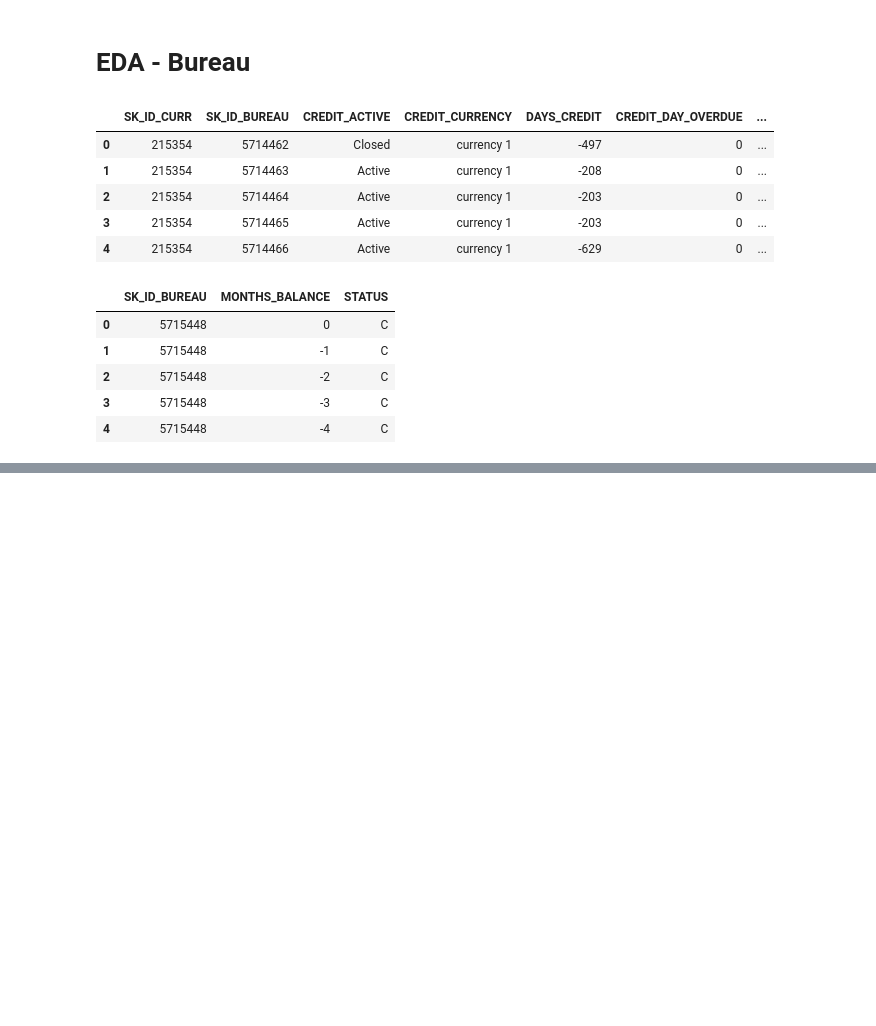
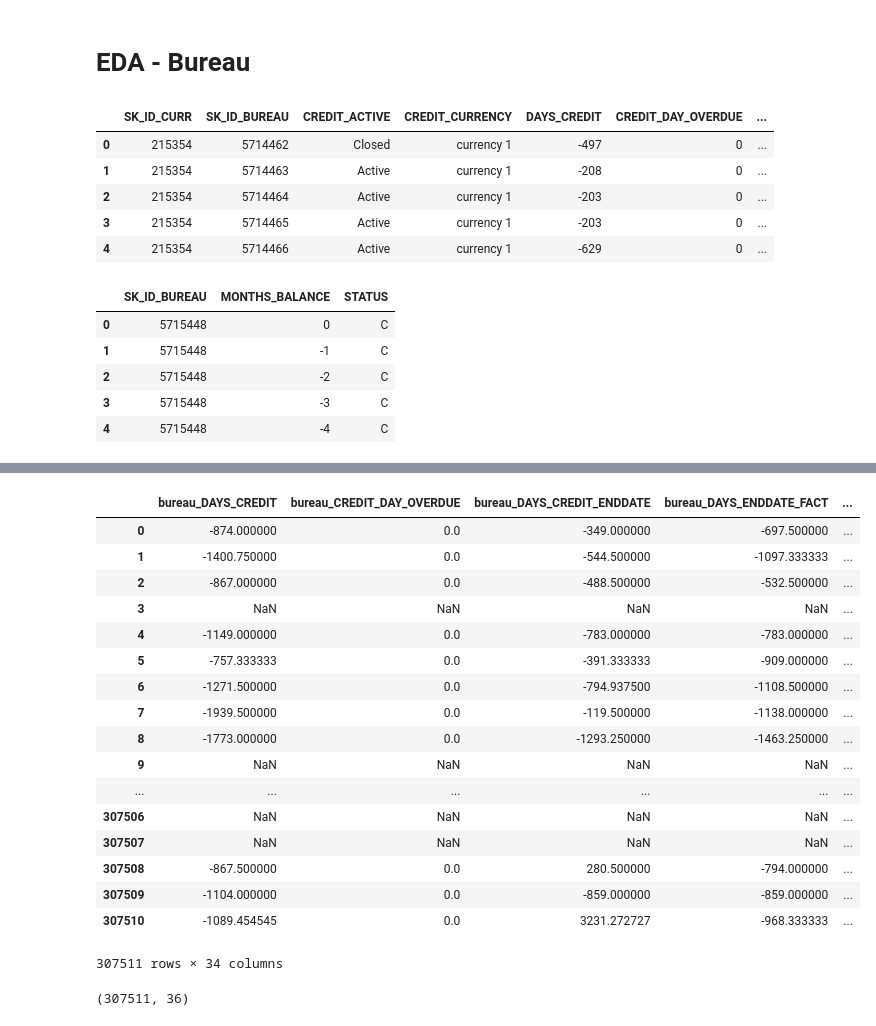
Before and after one commit to amaotone/home-credit-default-risk, a Jupyter notebook: protos/EDA_bureau.ipynb, the cells around one changed output, grey strips where cells are left out. Drawn from its saved outputs; the diff is of its cells as text; code cells hidden in the pictures; blank space fills up the shorter version.

```diff
--- a/protos/EDA_bureau.ipynb
+++ b/protos/EDA_bureau.ipynb
@@ -56,0 +77,37 @@ bureau_balance.groupby('SK_ID_BUREAU').count()
+# %%
+buro_cat = [f for f in buro.columns if buro[f].dtype == 'object']
+for f in tqdm(buro_cat):
+    buro[f] = le.fit_transform(buro[f].astype(str))
+    nunique = buro[['SK_ID_CURR', f]].groupby('SK_ID_CURR').nunique()
+    nunique = nunique[f].reset_index().rename(columns={f: 'nunique_'+f})
+    buro = buro.merge(nunique, on='SK_ID_CURR', how='left')
+    buro.drop(f, axis=1, inplace=True)
+# %%
+avg_buro = buro.groupby('SK_ID_CURR').mean()
+# %%
+train = pd.read_feather(INPUT / 'application_train.ftr')
+test = pd.read_feather(INPUT / 'application_test.ftr')
+# %%
+avg_buro.drop('SK_ID_BUREAU', axis=1, inplace=True)
+avg_buro.columns = 'bureau_' + avg_buro.columns
+# %%
+train.merge(avg_buro, left_on='SK_ID_CURR', right_index=True, how='left').filter(regex='bureau_')
+# %% [output]
+|  | bureau_DAYS_CREDIT | bureau_CREDIT_DAY_OVERDUE | bureau_DAYS_CREDIT_ENDDATE | bureau_DAYS_ENDDATE_FACT | ... |
+| 0 | -874.000000 | 0.0 | -349.000000 | -697.500000 | ... |
+| 1 | -1400.750000 | 0.0 | -544.500000 | -1097.333333 | ... |
+| 2 | -867.000000 | 0.0 | -488.500000 | -532.500000 | ... |
+| 3 | NaN | NaN | NaN | NaN | ... |
+| 4 | -1149.000000 | 0.0 | -783.000000 | -783.000000 | ... |
+| 5 | -757.333333 | 0.0 | -391.333333 | -909.000000 | ... |
+| 6 | -1271.500000 | 0.0 | -794.937500 | -1108.500000 | ... |
+| 7 | -1939.500000 | 0.0 | -119.500000 | -1138.000000 | ... |
+| 8 | -1773.000000 | 0.0 | -1293.250000 | -1463.250000 | ... |
+| 9 | NaN | NaN | NaN | NaN | ... |
+| ... | ... | ... | ... | ... | ... |
+| 307506 | NaN | NaN | NaN | NaN | ... |
+| 307507 | NaN | NaN | NaN | NaN | ... |
+| 307508 | -867.500000 | 0.0 | 280.500000 | -794.000000 | ... |
+| 307509 | -1104.000000 | 0.0 | -859.000000 | -859.000000 | ... |
+| 307510 | -1089.454545 | 0.0 | 3231.272727 | -968.333333 | ... |
+307511 rows × 34 columns
@@ -56,0 +116,4 @@ bureau_balance.groupby('SK_ID_BUREAU').count()
+# %%
+df.shape
+# %% [output]
+(307511, 36)
```
Also changed, not shown: parts of 24 cells of this notebook, 13 other files.
